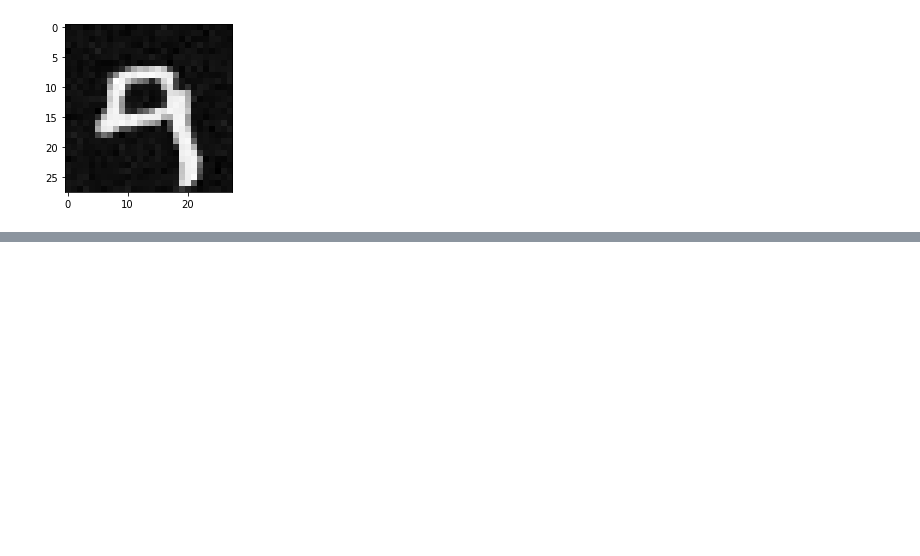
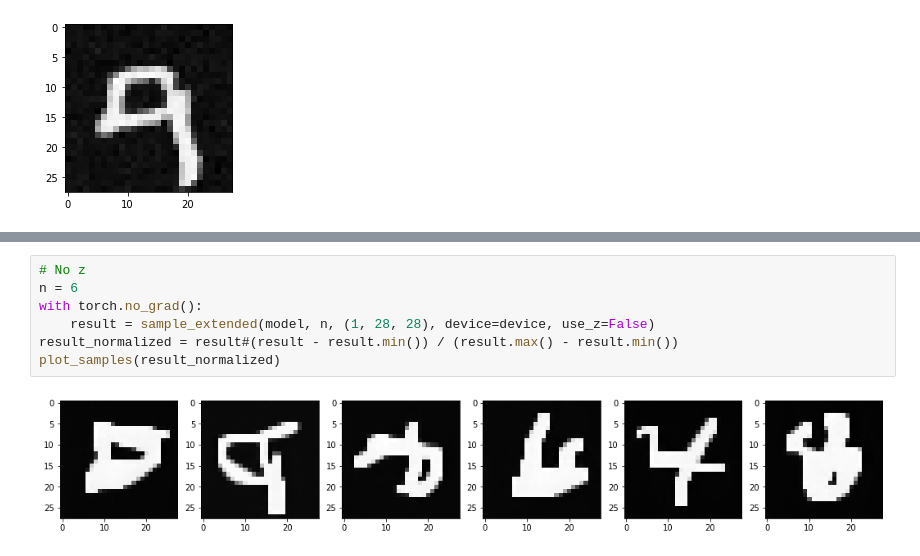
Before and after one commit to willdalh/minDiffusion-fork, a Jupyter notebook: testing.ipynb, the cells around one changed output, grey strips where cells are left out. Saved outputs shown, nothing was run; the diff lists cells and outputs as text; blank space fills up the shorter version.

```diff
--- a/testing.ipynb
+++ b/testing.ipynb
@@ -51,0 +99,9 @@ plt.show()
+# %%
+# No z
+n = 6
+with torch.no_grad():
+    result = sample_extended(model, n, (1, 28, 28), device=device, use_z=False)
+result_normalized = result#(result - result.min()) / (result.max() - result.min())
+plot_samples(result_normalized)
+# %% [output]
+[figure, added]
```
Also changed, not shown: parts of 5 cells of this notebook, 53 other files.
